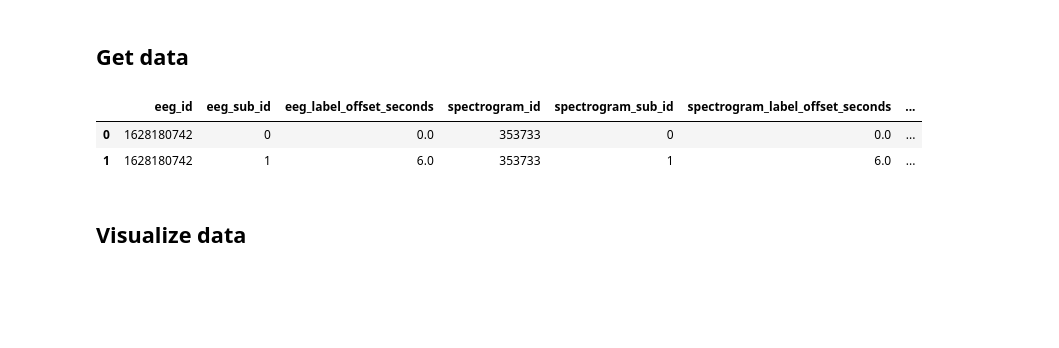
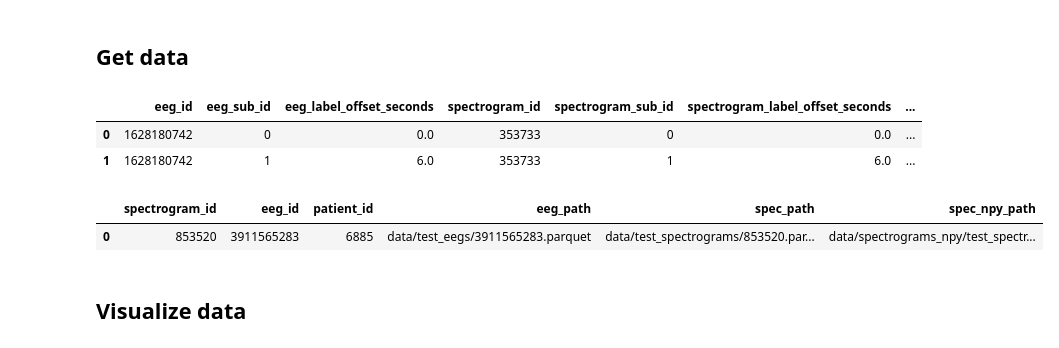
Before and after one commit to allispaul/brains, a Jupyter notebook: data-exploration.ipynb, the cells around one changed output. Saved outputs shown, nothing was run; the diff lists cells and outputs as text; code cells hidden in the pictures; blank space fills up the shorter version.

```diff
--- a/data-exploration.ipynb
+++ b/data-exploration.ipynb
@@ -40,6 +42,11 @@ display(metadata.head(2))
 |  | eeg_id | eeg_sub_id | eeg_label_offset_seconds | spectrogram_id | spectrogram_sub_id | spectrogram_label_offset_seconds | ... |
 | 0 | 1628180742 | 0 | 0.0 | 353733 | 0 | 0.0 | ... |
 | 1 | 1628180742 | 1 | 6.0 | 353733 | 1 | 6.0 | ... |
+# %%
+metadata_test
+# %% [output]
+|  | spectrogram_id | eeg_id | patient_id | eeg_path | spec_path | spec_npy_path |
+| 0 | 853520 | 3911565283 | 6885 | data/test_eegs/3911565283.parquet | data/test_spectrograms/853520.par... | data/spectrograms_npy/test_spectr... |
 # %% [markdown]
 ## Visualize data
 # %%
```
Also changed, not shown: parts of 15 cells of this notebook, 1 other file.
